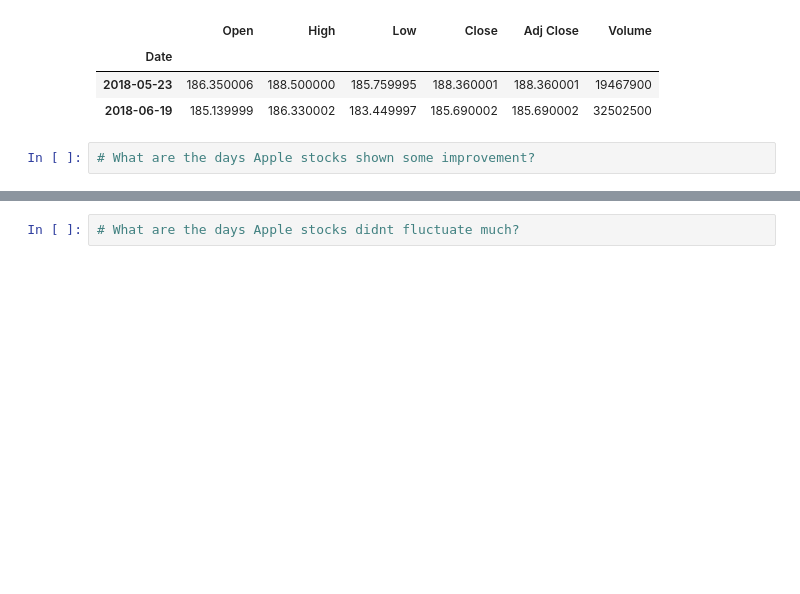
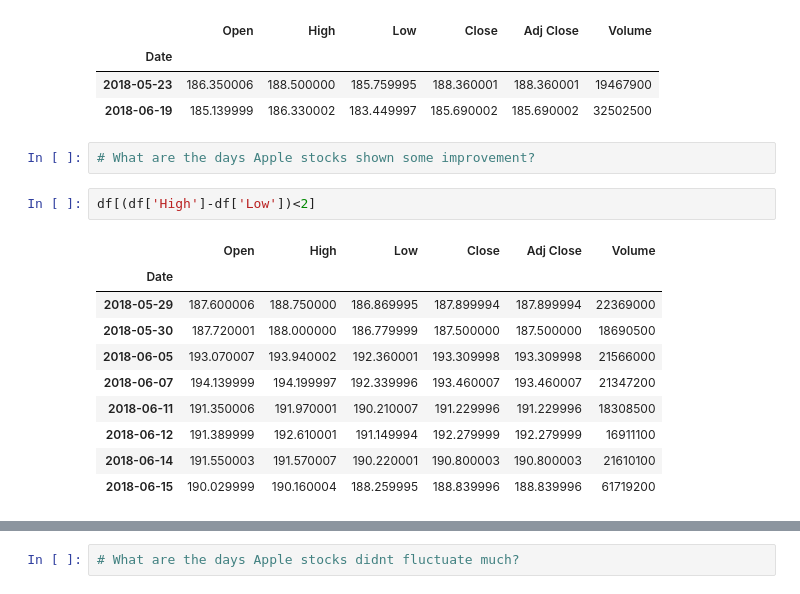
Before and after one commit to ggkrishna/py_course, a Jupyter notebook: Pandas1.ipynb, the cells around one changed output, grey strips where cells are left out. Cells and saved outputs as stored; diff of their text form; blank space fills up the shorter version.

```diff
--- a/Pandas1.ipynb
+++ b/Pandas1.ipynb
@@ -359,3 +378,16 @@ df[df['Open']<187]  # retunrs a data frame with he rows tht a has OPen<187
 | 2018-06-19 | 185.139999 | 186.330002 | 183.449997 | 185.690002 | 185.690002 | 32502500 |
 # %%
 # What are the days Apple stocks shown some improvement?
+# %%
+df[(df['High']-df['Low'])<2]
+# %% [output]
+|  | Open | High | Low | Close | Adj Close | Volume |
+| Date |  |  |  |  |  |  |
+| 2018-05-29 | 187.600006 | 188.750000 | 186.869995 | 187.899994 | 187.899994 | 22369000 |
+| 2018-05-30 | 187.720001 | 188.000000 | 186.779999 | 187.500000 | 187.500000 | 18690500 |
+| 2018-06-05 | 193.070007 | 193.940002 | 192.360001 | 193.309998 | 193.309998 | 21566000 |
+| 2018-06-07 | 194.139999 | 194.199997 | 192.339996 | 193.460007 | 193.460007 | 21347200 |
+| 2018-06-11 | 191.350006 | 191.970001 | 190.210007 | 191.229996 | 191.229996 | 18308500 |
+| 2018-06-12 | 191.389999 | 192.610001 | 191.149994 | 192.279999 | 192.279999 | 16911100 |
+| 2018-06-14 | 191.550003 | 191.570007 | 190.220001 | 190.800003 | 190.800003 | 21610100 |
+| 2018-06-15 | 190.029999 | 190.160004 | 188.259995 | 188.839996 | 188.839996 | 61719200 |
```
Also changed, not shown: parts of 26 cells of this notebook, 10 other files.
